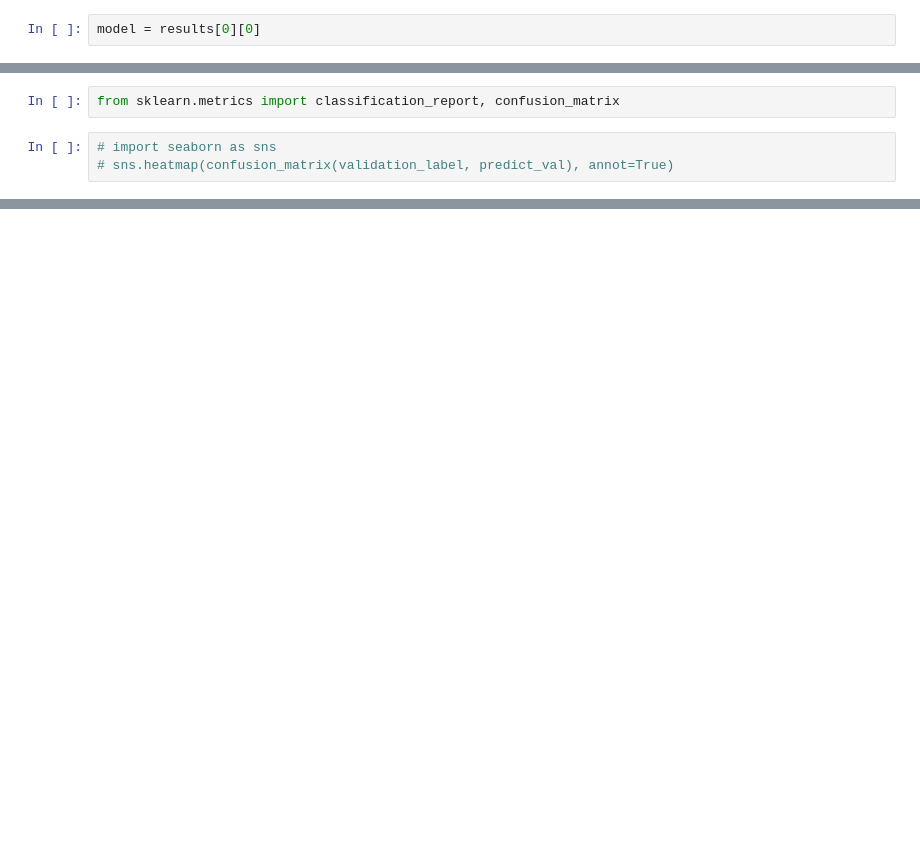
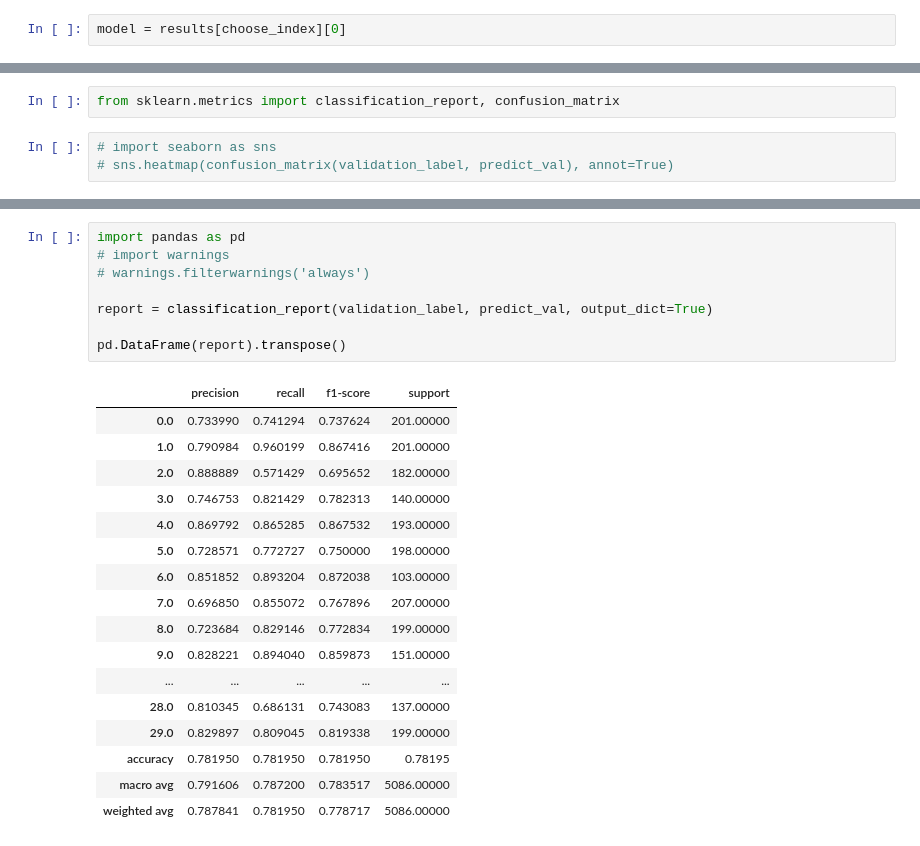
Before and after one commit to yojulab/knou_study_machinglearning, a Jupyter notebook: codes/sanghunoh/reports/Term_2_CNN_MPIE.ipynb, the cells around one changed output, grey strips where cells are left out. Saved outputs shown, nothing was run; the diff lists cells and outputs as text; blank space fills up the shorter version.

```diff
--- a/codes/sanghunoh/reports/Term_2_CNN_MPIE.ipynb
+++ b/codes/sanghunoh/reports/Term_2_CNN_MPIE.ipynb
@@ -282,7 +288,7 @@ plt.show()
 # %% [markdown]
 ### evaluate
 # %%
-model = results[0][0]
+model = results[choose_index][0]
 # %%
 model.evaluate(validation_dataset)
 # %% [output]
@@ -331,0 +338,26 @@ weighted avg       1.00      1.00      1.00      5086
+# %%
+import pandas as pd
+# import warnings
+# warnings.filterwarnings('always')
+
+report = classification_report(validation_label, predict_val, output_dict=True)
+
+pd.DataFrame(report).transpose()
+# %% [output]
+|  | precision | recall | f1-score | support |
+| 0.0 | 0.733990 | 0.741294 | 0.737624 | 201.00000 |
+| 1.0 | 0.790984 | 0.960199 | 0.867416 | 201.00000 |
+| 2.0 | 0.888889 | 0.571429 | 0.695652 | 182.00000 |
+| 3.0 | 0.746753 | 0.821429 | 0.782313 | 140.00000 |
+| 4.0 | 0.869792 | 0.865285 | 0.867532 | 193.00000 |
+| 5.0 | 0.728571 | 0.772727 | 0.750000 | 198.00000 |
+| 6.0 | 0.851852 | 0.893204 | 0.872038 | 103.00000 |
+| 7.0 | 0.696850 | 0.855072 | 0.767896 | 207.00000 |
+| 8.0 | 0.723684 | 0.829146 | 0.772834 | 199.00000 |
+| 9.0 | 0.828221 | 0.894040 | 0.859873 | 151.00000 |
+| ... | ... | ... | ... | ... |
+| 28.0 | 0.810345 | 0.686131 | 0.743083 | 137.00000 |
+| 29.0 | 0.829897 | 0.809045 | 0.819338 | 199.00000 |
+| accuracy | 0.781950 | 0.781950 | 0.781950 | 0.78195 |
+| macro avg | 0.791606 | 0.787200 | 0.783517 | 5086.00000 |
+| weighted avg | 0.787841 | 0.781950 | 0.778717 | 5086.00000 |
```
Also changed, not shown: parts of 14 cells of this notebook.
